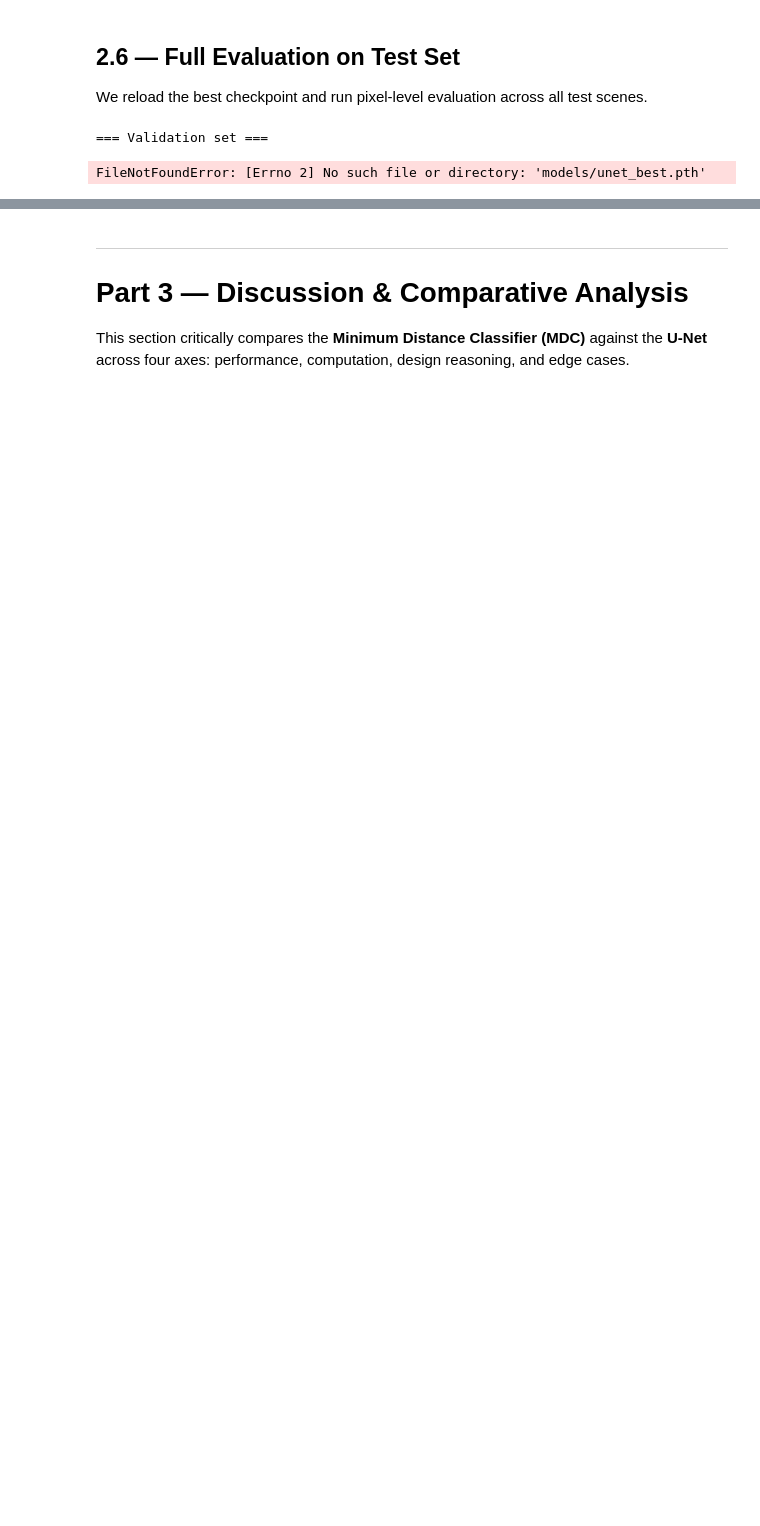
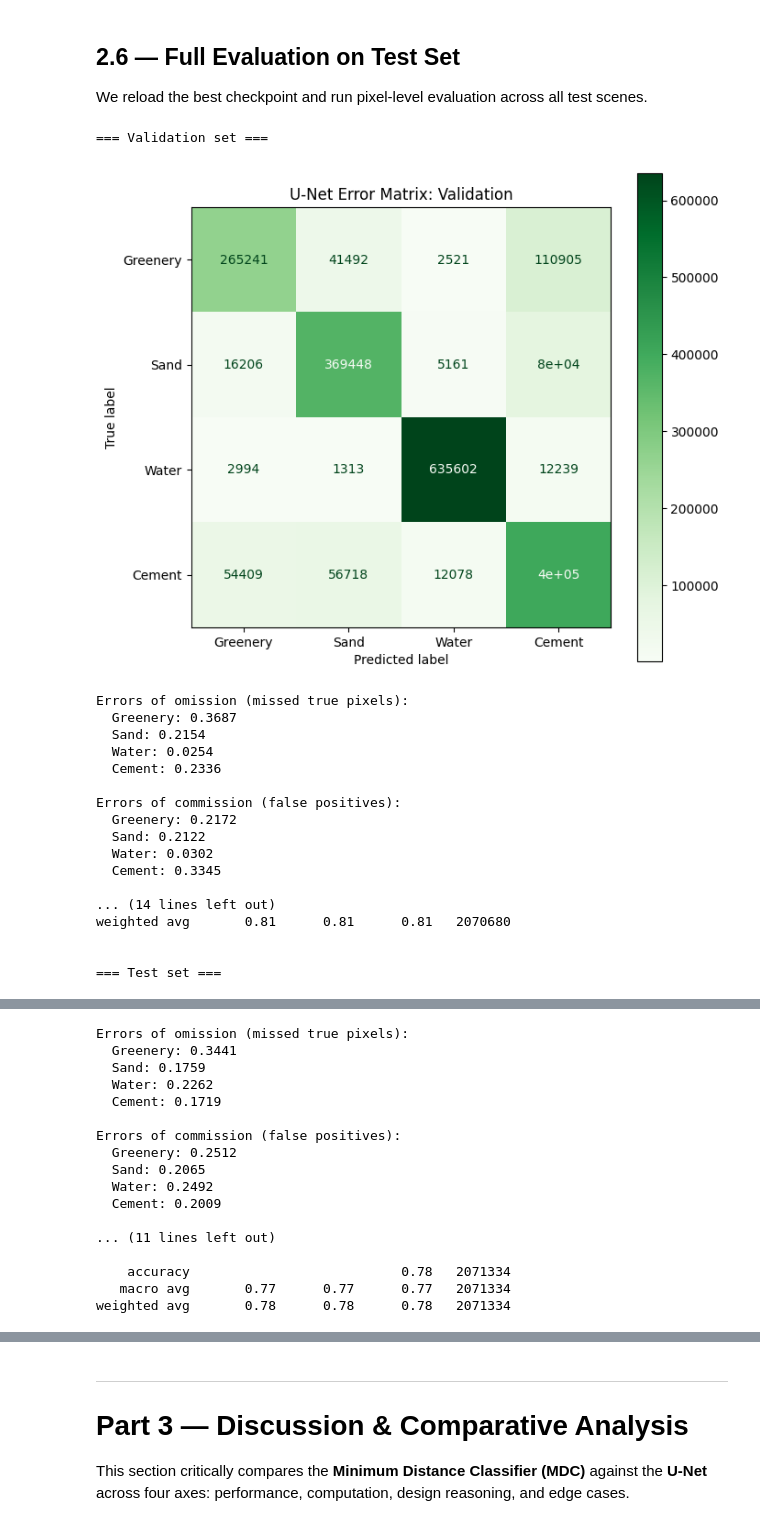
Before and after one commit to CMP26/sat_Project, a Jupyter notebook: sat_project.ipynb, the cells around one changed output, grey strips where cells are left out. Cells and saved outputs as stored; diff of their text form; code cells hidden in the pictures; blank space fills up the shorter version.

```diff
--- a/sat_project.ipynb
+++ b/sat_project.ipynb
@@ -153,7 +212,7 @@ def load_image_and_mask(location_name):
 
     # combine raw bands + indices = 17 features per pixel
     features = np.concatenate([bands, indices], axis=0)
-    return features, mask
+    return features, mask, bands
 
 
 def get_pixels_from_locations(location_list):
@@ -162,7 +221,7 @@ def get_pixels_from_locations(location_list):
 
     for loc in location_list:
         try:
-            features, mask = load_image_and_mask(loc)
+            features, mask, bands = load_image_and_mask(loc)
 
             # reshape from (17, H, W) to (H*W, 17) so each row is one pixel
             num_features = features.shape[0]
@@ -435,7 +494,7 @@ mIoU: 0.4965
 weighted avg       0.68      0.64      0.65   2861184
 # %%
 def make_thematic_map(location_name):
-    features, mask = load_image_and_mask(location_name)
+    features, mask, bands = load_image_and_mask(location_name)
     H, W = mask.shape
 
     # flatten to pixels, scale, classify, then reshape back to image
@@ -640,0 +719,17 @@ Test  patches : 215
+# %%
+# # load the dataset and create dataloaders
+# train_ds = PatchDataset(TRAIN_LOCS, augment=True)
+# val_ds   = PatchDataset(VAL_LOCS,   augment=False)
+# test_ds  = PatchDataset(TEST_LOCS,  augment=False)
+# train_loader = DataLoader(train_ds, batch_size=16, shuffle=True, num_workers=4, pin_memory=True)
+# val_loader   = DataLoader(val_ds,   batch_size=16, shuffle=False, num_workers=4, pin_memory=True)
+# test_loader  = DataLoader(test_ds,  batch_size=16, shuffle=False, num_workers=4, pin_memory=True)
+
+print('Building datasets ...')
+train_dataset = PatchDataset(TRAIN_LOCS, augment=True)   # ← augmentation ON
+val_dataset   = PatchDataset(VAL_LOCS,   augment=False)
+test_dataset  = PatchDataset(TEST_LOCS,  augment=False)
+
+train_loader = DataLoader(train_dataset, batch_size=8, shuffle=True,  num_workers=0)
+val_loader   = DataLoader(val_dataset,   batch_size=8, shuffle=False, num_workers=0)
+test_loader  = DataLoader(test_dataset,  batch_size=8, shuffle=False, num_workers=0)
@@ -691,13 +787,8 @@ class UNet(nn.Module):
 
         self.pool = nn.MaxPool2d(2)
 
-        # ── Bottleneck + Dropout ─────────────────────────
-        # Dropout2d drops entire feature maps (channels), which is more effective
-        # than per-element dropout for convolutional features.
-        self.bottleneck = nn.Sequential(
-            double_conv(f * 8, f * 16),                # → (16f, H/16, W/16)
-            nn.Dropout2d(p=0.3),
-        )
+        # ── Bottleneck ───────────────────────────────────
+        self.bottleneck = double_conv(f * 8, f * 16)   # → (16f, H/16, W/16)
 
         # ── Decoder ──────────────────────────────────────
         self.up4   = nn.ConvTranspose2d(f * 16, f * 8,  kernel_size=2, stride=2)
@@ -722,7 +813,7 @@ class UNet(nn.Module):
         s3 = self.enc3(self.pool(s2))
         s4 = self.enc4(self.pool(s3))
 
-        # Bottleneck (with dropout)
+        # Bottleneck
         bn = self.bottleneck(self.pool(s4))
 
         # Decoder — upsample then concatenate the skip connection
@@ -732,10 +823,3 @@ class UNet(nn.Module):
         x = self.dec1(torch.cat([self.up1(x),  s1], dim=1))
 
         return self.out_conv(x)   # raw logits: (B, NUM_CLASSES, H, W)
-
-
-model = UNet(in_channels=IN_CHANNELS, num_classes=NUM_CLASSES, base_filters=64).to(DEVICE)
-
-total_params = sum(p.numel() for p in model.parameters() if p.requires_grad)
-print(f'U-Net parameters: {total_params:,}')
-print(model)
@@ -966,8 +1031,7 @@ def evaluate_unet(loader, split_name):
 
     with torch.no_grad():
         for X_batch, y_batch in loader:
-            with autocast():
-                logits = model(X_batch.to(DEVICE))
+            logits = model(X_batch.to(DEVICE))
             preds  = logits.argmax(dim=1).cpu().numpy().flatten()
             targets = y_batch.numpy().flatten()
 
@@ -986,31 +1050,48 @@ def evaluate_unet(loader, split_name):
     plt.tight_layout()
     plt.savefig(os.path.join(MODEL_FOLDER, f'unet_error_matrix_{split_name}.png'), dpi=150)
     plt.show()
 
     print(f'Errors of omission (missed true pixels):')
     for i, name in enumerate(CLASS_NAMES):
         err = 1 - cm[i, i] / cm[i].sum() if cm[i].sum() > 0 else 0
         print(f'  {name}: {err:.4f}')
 
     print(f'\nErrors of commission (false positives):')
     for i, name in enumerate(CLASS_NAMES):
         err = 1 - cm[i, i] / cm[:, i].sum() if cm[:, i].sum() > 0 else 0
         print(f'  {name}: {err:.4f}')
 
     iou_dict, miou = compute_miou(all_targets, all_preds)   # reuse Part-1 function
     print(f'\nmIoU: {miou:.4f}')
     for label, name in zip(CLASS_LABELS, CLASS_NAMES):
         print(f'  {name}: {iou_dict[label]:.4f}')
 
     print(classification_report(all_targets, all_preds, target_names=CLASS_NAMES, labels=CLASS_LABELS))
     return miou, iou_dict
 
 
 print('=== Validation set ===')
 unet_val_miou, unet_val_iou = evaluate_unet(val_loader, 'Validation')
 
 print('\n=== Test set ===')
 unet_test_miou, unet_test_iou = evaluate_unet(test_loader, 'Test')
 # %% [output]
 === Validation set ===
+[figure, added]
-FileNotFoundError: [Errno 2] No such file or directory: 'models/unet_best.pth'
+Errors of omission (missed true pixels):
+  Greenery: 0.3687
+  Sand: 0.2154
+  Water: 0.0254
+  Cement: 0.2336
+
+Errors of commission (false positives):
+  Greenery: 0.2172
+  Sand: 0.2122
+  Water: 0.0302
+  Cement: 0.3345
+
+... (14 lines left out)
+weighted avg       0.81      0.81      0.81   2070680
+
+
+=== Test set ===
@@ -1017,3 +1099,20 @@ FileNotFoundError: [Errno 2] No such file or directory: 'models/unet_best.pth'
+Errors of omission (missed true pixels):
+  Greenery: 0.3441
+  Sand: 0.1759
+  Water: 0.2262
+  Cement: 0.1719
+
+Errors of commission (false positives):
+  Greenery: 0.2512
+  Sand: 0.2065
+  Water: 0.2492
+  Cement: 0.2009
+
+... (11 lines left out)
+
+    accuracy                           0.78   2071334
+   macro avg       0.77      0.77      0.77   2071334
+weighted avg       0.78      0.78      0.78   2071334
 # %% [markdown]
 ## 2.7 — Thematic Maps: U-Net Predictions vs Ground Truth
 
```
Also changed, not shown: parts of 29 cells of this notebook.
